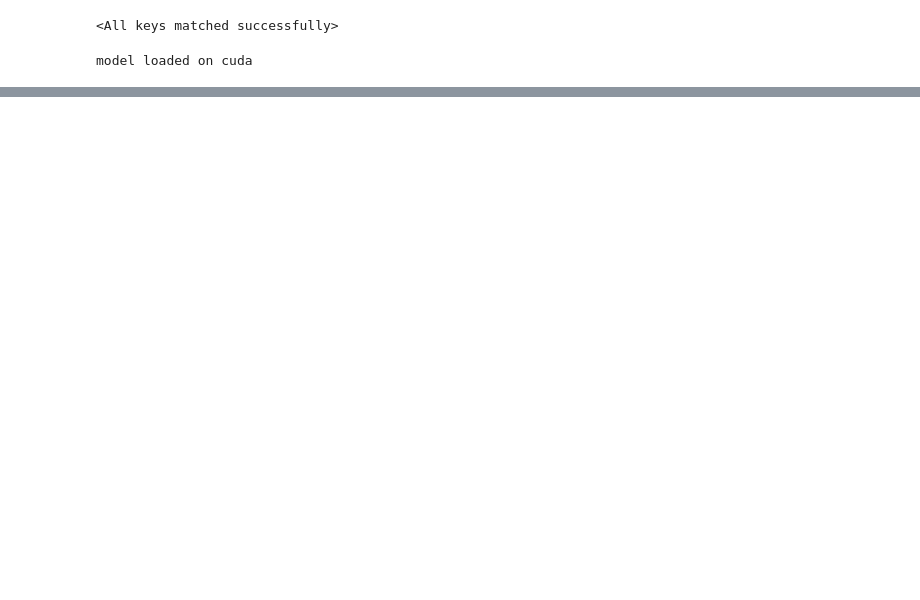
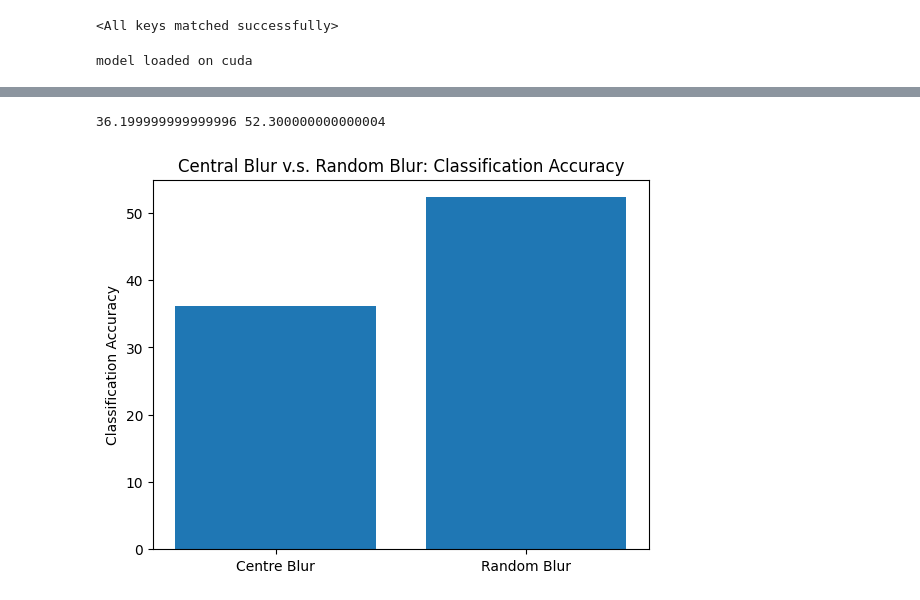
Before and after one commit to spicybigmac/basketball, a Jupyter notebook: explanation/explanations.ipynb, the cells around one changed output, grey strips where cells are left out. Drawn from its saved outputs; the diff is of its cells as text; code cells hidden in the pictures; blank space fills up the shorter version.

```diff
--- a/explanation/explanations.ipynb
+++ b/explanation/explanations.ipynb
@@ -22,7 +22,7 @@ import matplotlib.pyplot as plt
 # %%
 datasetpath = "/kaggle/input/datasets/sarbagyashakya/basketball-51-dataset/Basketball_51 dataset"
 frames = 16
-samplesperclass = 100 # set to 9999 or some big number for the full dataset
+samplesperclass = 9999 # set to 9999 or some big number for the full dataset
 
 workers = 4
 batchsize = 1 # reduced for explaining purposes
@@ -35,8 +35,11 @@ colormap = cv2.COLORMAP_JET
 fps = 8
 count = 50
 
-kernelsize = 5
+kernelsize = 7
 perturbationstep = 0.10 # the top 10% most salient pixels will be blurred
+
+countverify = 1000
+sidelen = 60
 
 # determinism stuff
 np.random.seed(42)
@@ -472,0 +531,15 @@ plt.show()
+# %%
+# middle 50px
+midacc, randacc = verify(model, testloader, kernelsize, countverify, sidelen)
+# %%
+print(midacc*100,randacc*100)
+# %% [output]
+36.199999999999996 52.300000000000004
+# %%
+plt.bar(["Centre Blur", "Random Blur"], [midacc*100, randacc*100])
+plt.ylabel("Classification Accuracy")
+plt.title("Central Blur v.s. Random Blur: Classification Accuracy")
+plt.savefig("centralvsrandom")
+plt.show()
+# %% [output]
+[figure, added]
```
Also changed, not shown: parts of 5 cells of this notebook.
